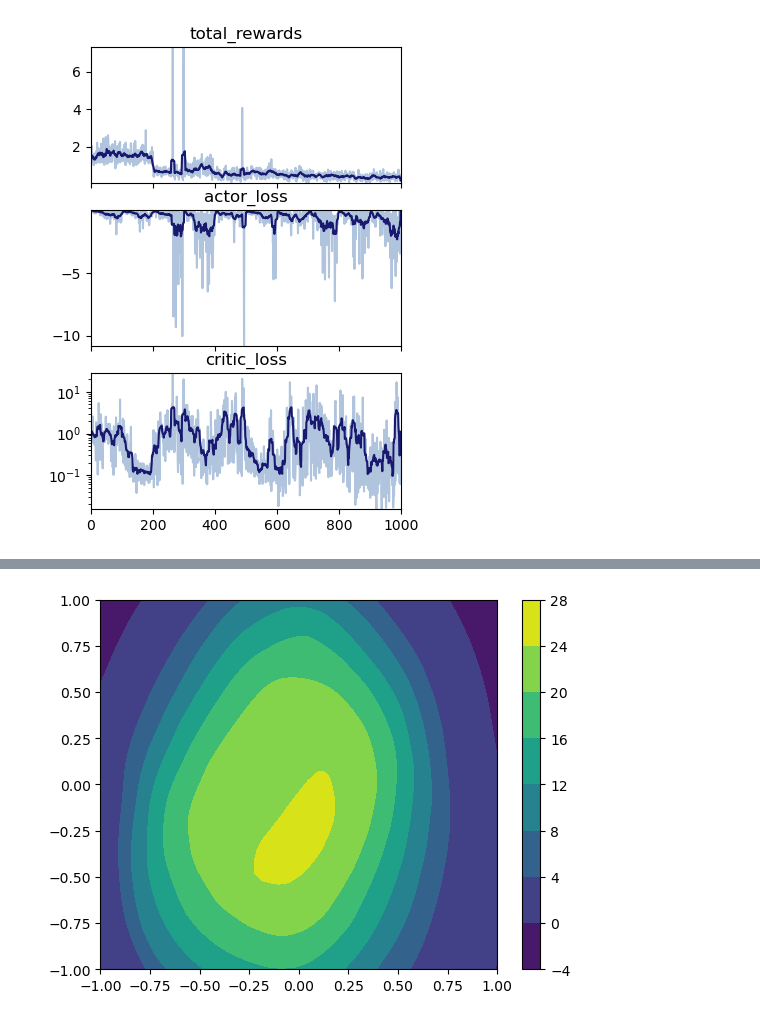
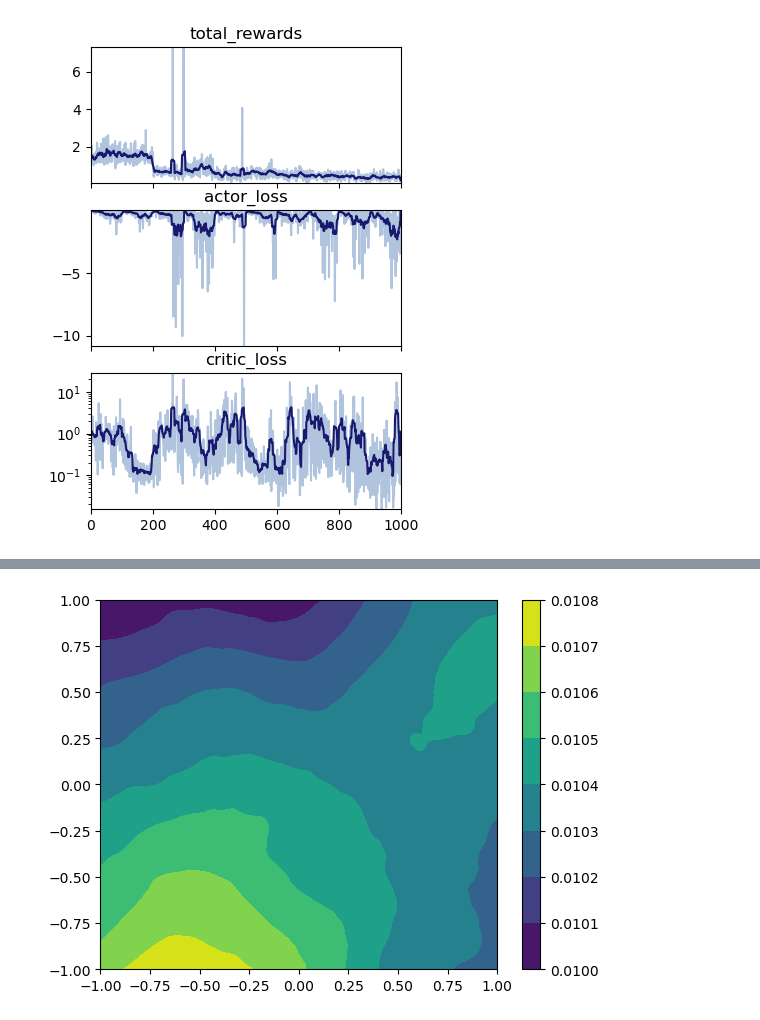
Before and after one commit to liziyao99/multi-debris-avoidance, a Jupyter notebook: test.ipynb, the cells around one changed output, grey strips where cells are left out. Cells and saved outputs as stored; diff of their text form; code cells hidden in the pictures.

```diff
--- a/test.ipynb
+++ b/test.ipynb
@@ -62,10 +64,10 @@ fig, _ = historyFile(d, T.agent, episode=T.testEnv.episode)
 # %%
 from plotting.analyze import *
 bound = 1
 span = [-bound, bound]
-criticContour(T.agent, dims=(0,3), span=span, step=201)
+criticContour(T.agent, dims=(0,1), span=span, step=201)
 # %% [output]
-[figure, old version]
+[figure, new version]
 # %%
 from trainer.example import CWTreeTrainer
 from trainer.mpTrainer import mpTreeTrainer
```
Also changed, not shown: parts of 3 cells of this notebook, 2 other files.
